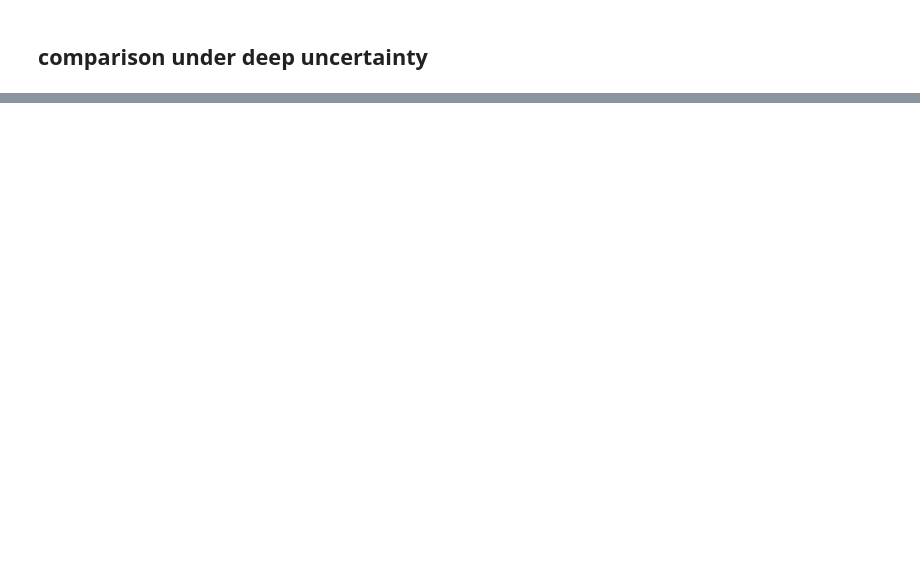
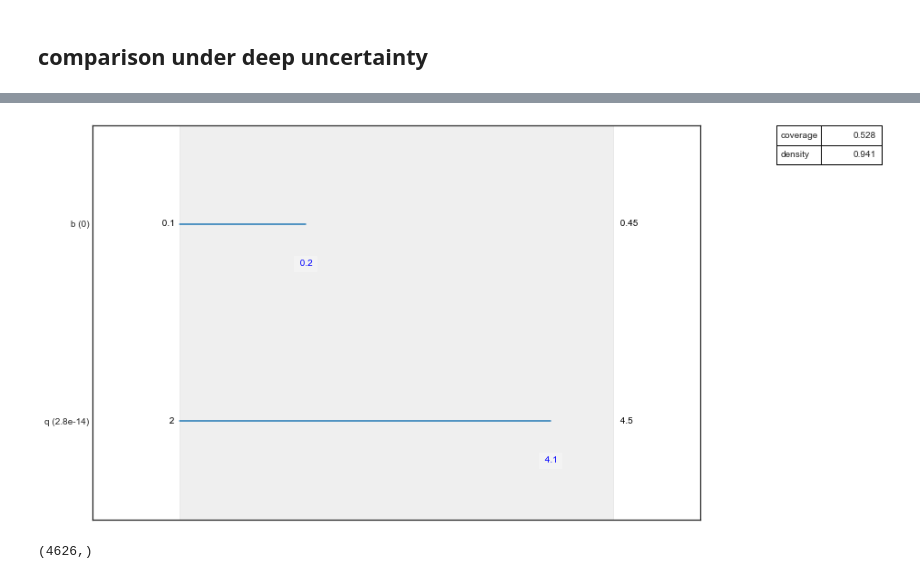
Before and after one commit to quaquel/resilience17, a Jupyter notebook: comparison.ipynb, the cells around one changed output, grey strips where cells are left out. Saved outputs shown, nothing was run; the diff lists cells and outputs as text; code cells hidden in the pictures; blank space fills up the shorter version.

```diff
--- a/comparison.ipynb
+++ b/comparison.ipynb
@@ -498,0 +554,11 @@ the second insight is that we still have plenty of cases even with the learning
+# %%
+experiments, outcomes = learning_results
+# %%
+reduced = np.lib.recfunctions.drop_fields(experiments, ['policy', 'c1', 'c2', 'r1',
+                                              'r2', 'w1'], asrecarray=True)
+# %%
+x = reduced
+y = outcomes['max_P'] > 2
+# %%
+prim_alg = prim.Prim(x,y, threshold=0.8)
+box1 = prim_alg.find_box()
@@ -498,0 +615,9 @@ the second insight is that we still have plenty of cases even with the learning
+# %%
+box1.inspect(style='graph')
+plt.show()
+# %% [output]
+[figure, added]
+# %%
+box1.yi.shape
+# %% [output]
+(4626,)
```
Also changed, not shown: parts of 27 cells of this notebook, 2 other files.
